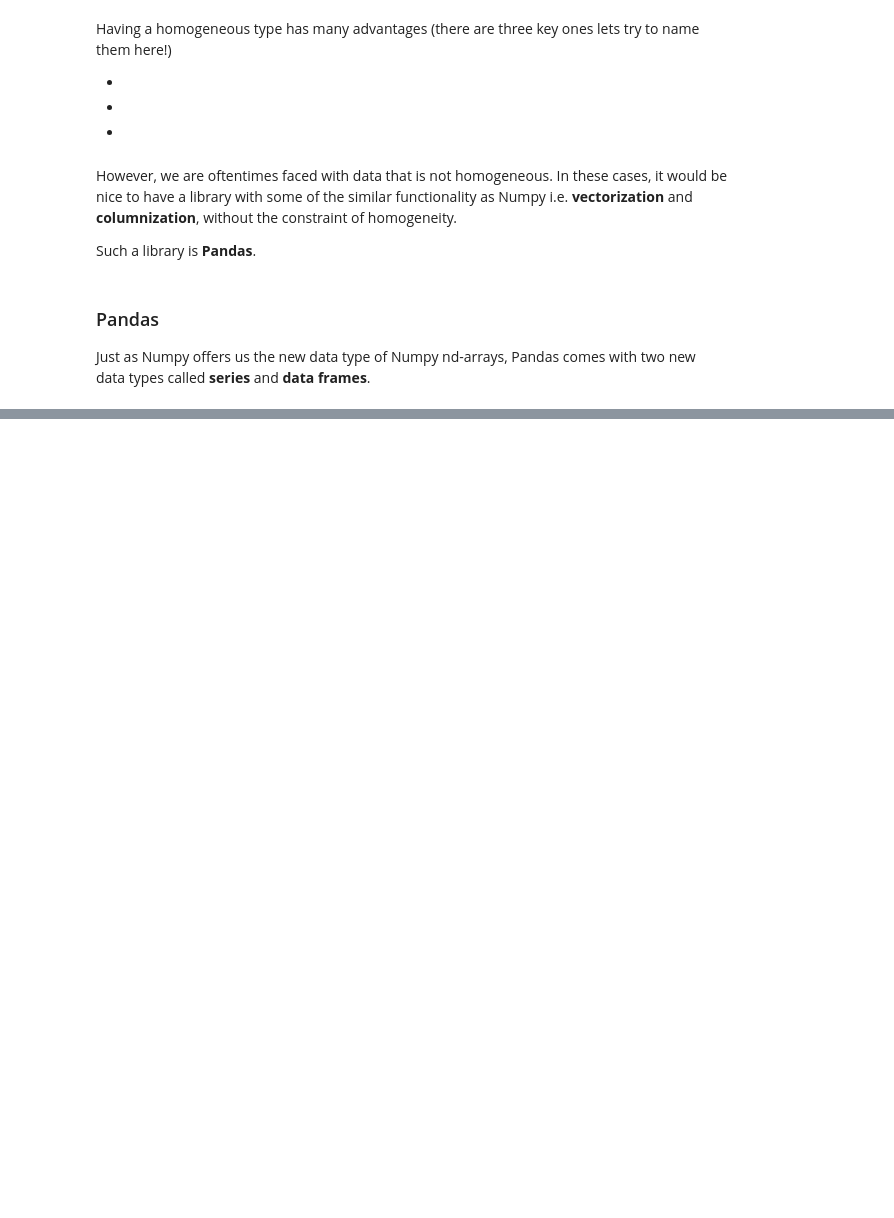
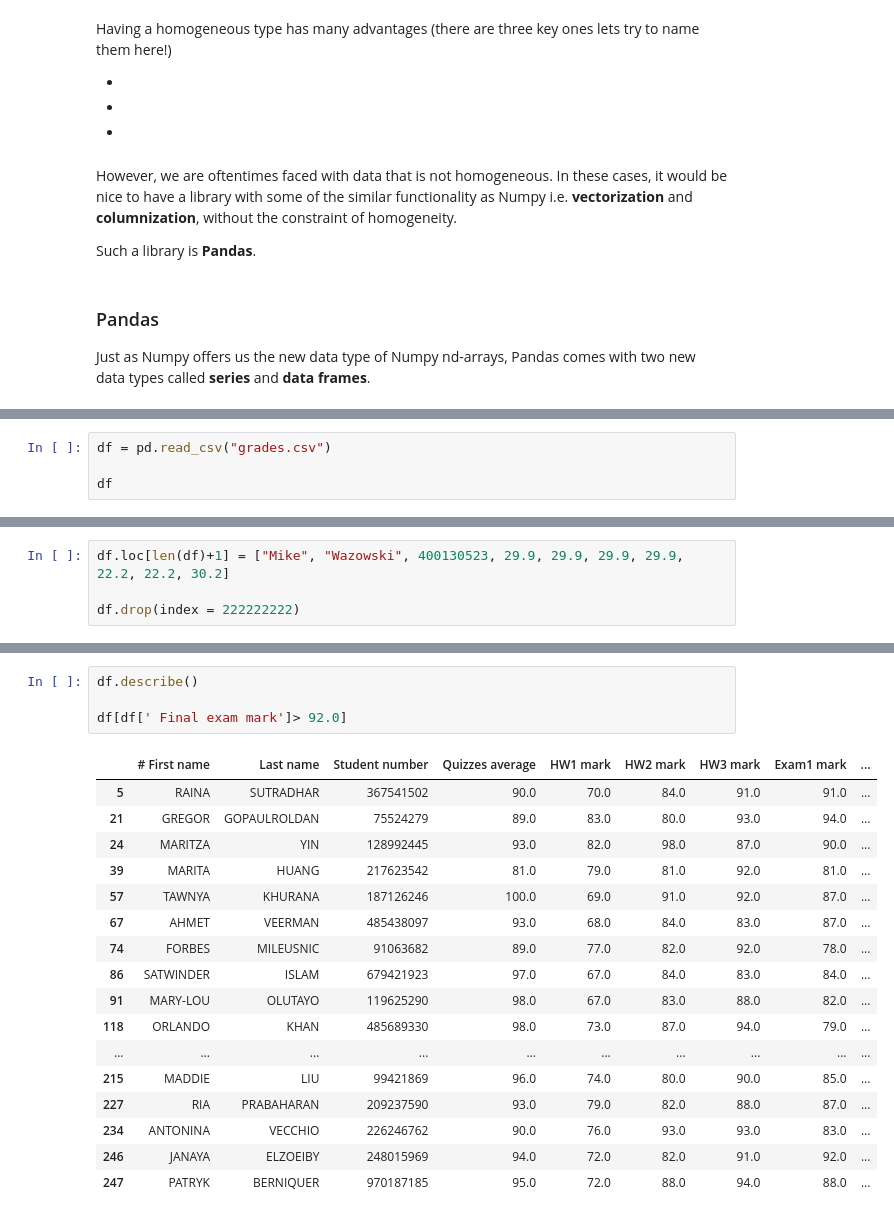
Before and after one commit to bourdin/MATH1MP3_W2026, a Jupyter notebook: Notebooks/C01/11-Pandas-1.ipynb, the cells around one changed output, grey strips where cells are left out. Cells and saved outputs as stored; diff of their text form; blank space fills up the shorter version.

```diff
--- a/Notebooks/C01/11-Pandas-1.ipynb
+++ b/Notebooks/C01/11-Pandas-1.ipynb
@@ -43,0 +153,4 @@ Just as Numpy offers us the new data type of Numpy nd-arrays, Pandas comes with
+# %%
+df = pd.read_csv("grades.csv")
+
+df
@@ -43,0 +169,4 @@ Just as Numpy offers us the new data type of Numpy nd-arrays, Pandas comes with
+# %%
+df.loc[len(df)+1] = ["Mike", "Wazowski", 400130523, 29.9, 29.9, 29.9, 29.9, 22.2, 22.2, 30.2]
+
+df.drop(index = 222222222)
@@ -43,0 +203,22 @@ Just as Numpy offers us the new data type of Numpy nd-arrays, Pandas comes with
+# %%
+df.describe()
+
+df[df[' Final exam mark']> 92.0]
+# %% [output]
+|  | # First name | Last name | Student number | Quizzes average | HW1 mark | HW2 mark | HW3 mark | Exam1 mark | ... |
+| 5 | RAINA | SUTRADHAR | 367541502 | 90.0 | 70.0 | 84.0 | 91.0 | 91.0 | ... |
+| 21 | GREGOR | GOPAULROLDAN | 75524279 | 89.0 | 83.0 | 80.0 | 93.0 | 94.0 | ... |
+| 24 | MARITZA | YIN | 128992445 | 93.0 | 82.0 | 98.0 | 87.0 | 90.0 | ... |
+| 39 | MARITA | HUANG | 217623542 | 81.0 | 79.0 | 81.0 | 92.0 | 81.0 | ... |
+| 57 | TAWNYA | KHURANA | 187126246 | 100.0 | 69.0 | 91.0 | 92.0 | 87.0 | ... |
+| 67 | AHMET | VEERMAN | 485438097 | 93.0 | 68.0 | 84.0 | 83.0 | 87.0 | ... |
+| 74 | FORBES | MILEUSNIC | 91063682 | 89.0 | 77.0 | 82.0 | 92.0 | 78.0 | ... |
+| 86 | SATWINDER | ISLAM | 679421923 | 97.0 | 67.0 | 84.0 | 83.0 | 84.0 | ... |
+| 91 | MARY-LOU | OLUTAYO | 119625290 | 98.0 | 67.0 | 83.0 | 88.0 | 82.0 | ... |
+| 118 | ORLANDO | KHAN | 485689330 | 98.0 | 73.0 | 87.0 | 94.0 | 79.0 | ... |
+| ... | ... | ... | ... | ... | ... | ... | ... | ... | ... |
+| 215 | MADDIE | LIU | 99421869 | 96.0 | 74.0 | 80.0 | 90.0 | 85.0 | ... |
+| 227 | RIA | PRABAHARAN | 209237590 | 93.0 | 79.0 | 82.0 | 88.0 | 87.0 | ... |
+| 234 | ANTONINA | VECCHIO | 226246762 | 90.0 | 76.0 | 93.0 | 93.0 | 83.0 | ... |
+| 246 | JANAYA | ELZOEIBY | 248015969 | 94.0 | 72.0 | 82.0 | 91.0 | 92.0 | ... |
+| 247 | PATRYK | BERNIQUER | 970187185 | 95.0 | 72.0 | 88.0 | 94.0 | 88.0 | ... |
```
Also changed, not shown: parts of 21 cells of this notebook, 4 other files.
